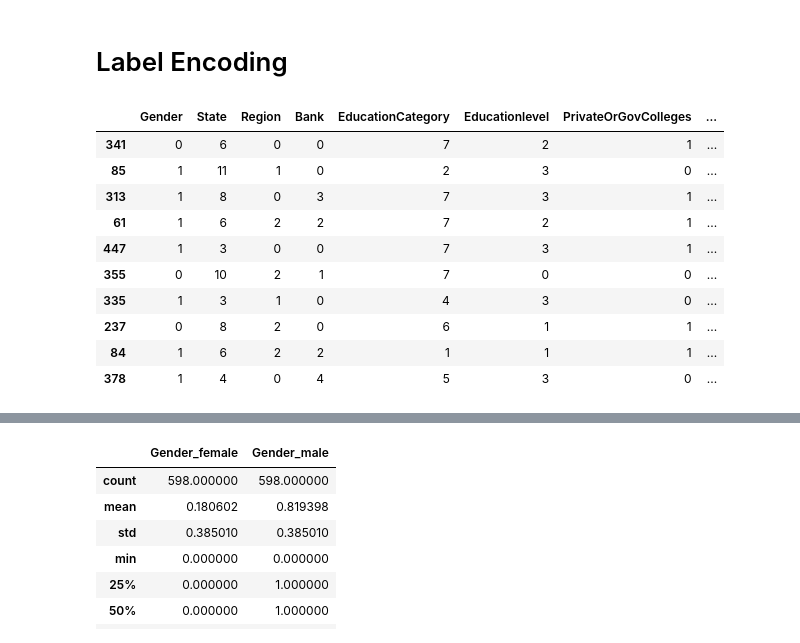
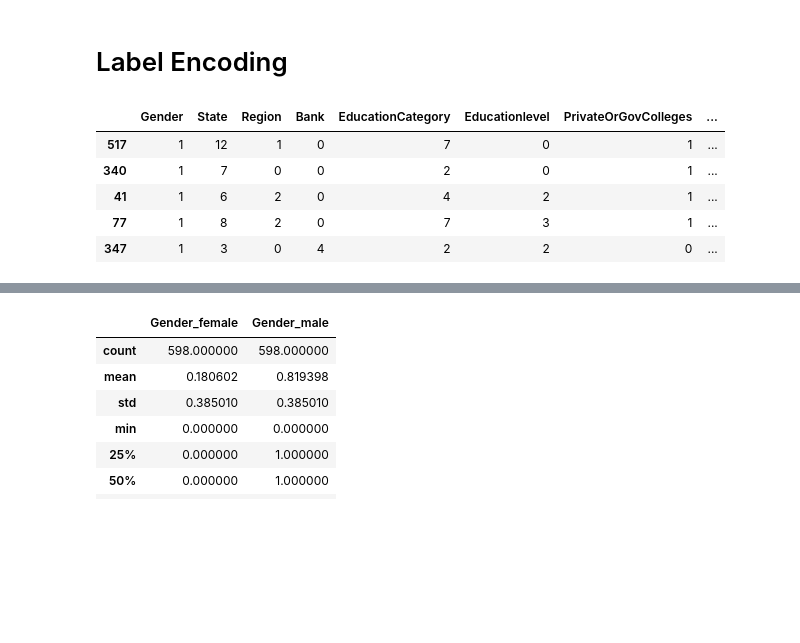
Before and after one commit to pranjal12-web/Education-Loan-Prediction-ML-Model, a Jupyter notebook: Education Loan ML.ipynb, the cells around one changed output, grey strips where cells are left out. Drawn from its saved outputs; the diff is of its cells as text; code cells hidden in the pictures; blank space fills up the shorter version.

```diff
--- a/Education Loan ML.ipynb
+++ b/Education Loan ML.ipynb
@@ -795,19 +790,14 @@ train["LoanRepaymentStatus"]=label_encoder.fit_transform(train["LoanRepaymentSta
 #train.Loan-repayment_status=train.Loan-repayment_status.map({'Y':1,'N':0})
 # %%
 
-train.sample(10)
+train.sample(5)
 # %% [output]
 |  | Gender | State | Region | Bank | EducationCategory | Educationlevel | PrivateOrGovColleges | ... |
-| 341 | 0 | 6 | 0 | 0 | 7 | 2 | 1 | ... |
-| 85 | 1 | 11 | 1 | 0 | 2 | 3 | 0 | ... |
-| 313 | 1 | 8 | 0 | 3 | 7 | 3 | 1 | ... |
-| 61 | 1 | 6 | 2 | 2 | 7 | 2 | 1 | ... |
-| 447 | 1 | 3 | 0 | 0 | 7 | 3 | 1 | ... |
-| 355 | 0 | 10 | 2 | 1 | 7 | 0 | 0 | ... |
-| 335 | 1 | 3 | 1 | 0 | 4 | 3 | 0 | ... |
-| 237 | 0 | 8 | 2 | 0 | 6 | 1 | 1 | ... |
-| 84 | 1 | 6 | 2 | 2 | 1 | 1 | 1 | ... |
-| 378 | 1 | 4 | 0 | 4 | 5 | 3 | 0 | ... |
+| 517 | 1 | 12 | 1 | 0 | 7 | 0 | 1 | ... |
+| 340 | 1 | 7 | 0 | 0 | 2 | 0 | 1 | ... |
+| 41 | 1 | 6 | 2 | 0 | 4 | 2 | 1 | ... |
+| 77 | 1 | 8 | 2 | 0 | 7 | 3 | 1 | ... |
+| 347 | 1 | 3 | 0 | 4 | 2 | 2 | 0 | ... |
 # %%
 df_model.head(5)
 # %% [output]
```
Also changed, not shown: parts of 22 cells of this notebook.
